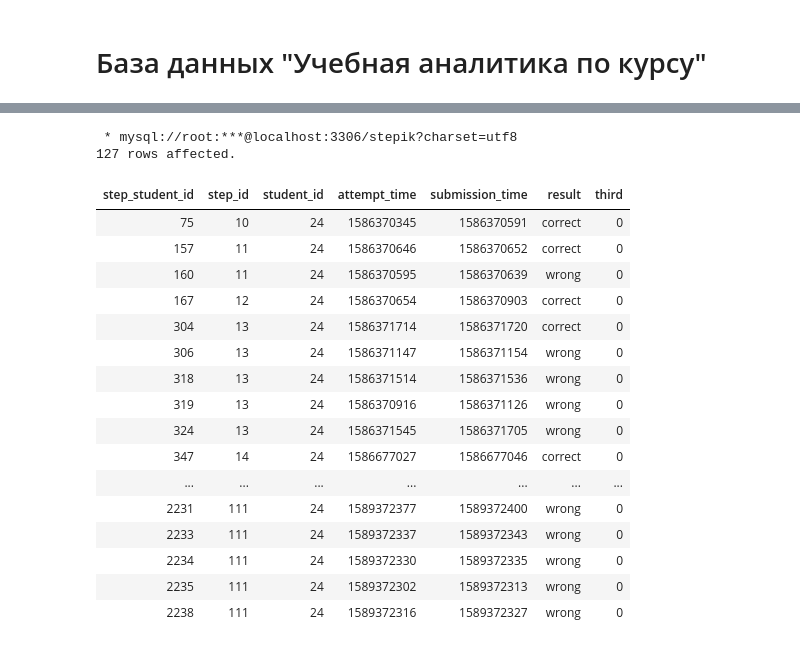
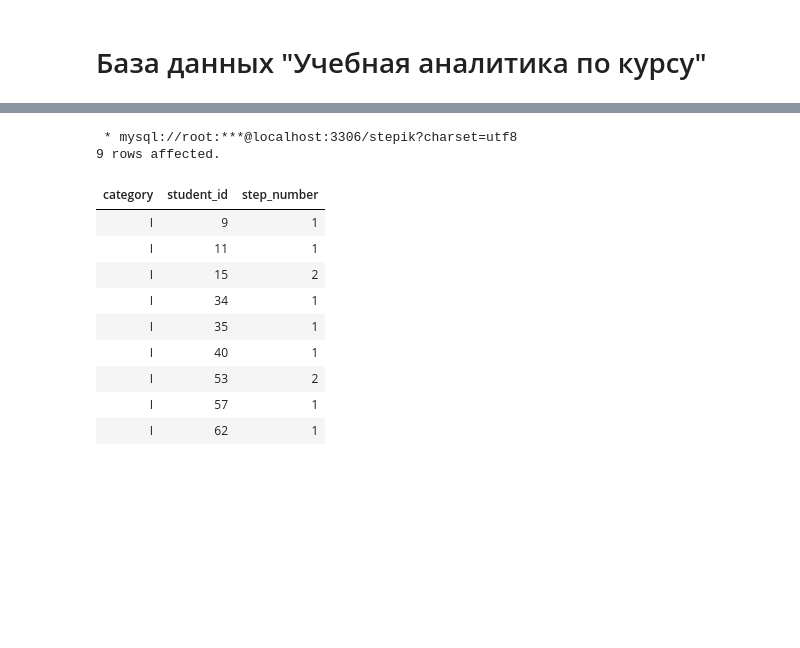
Before and after one commit to KhraksMamtsov/stepik-sql-exercises, a Jupyter notebook: 3.5.ipynb, the cells around one changed output, grey strips where cells are left out. Saved outputs shown, nothing was run; the diff lists cells and outputs as text; code cells hidden in the pictures; blank space fills up the shorter version.

```diff
--- a/3.5.ipynb
+++ b/3.5.ipynb
@@ -644,31 +678,44 @@ ORDER BY
-# %%
-%%sql
-SELECT
-    *,
-    BIT_AND(result = 'wrong') OVER(PARTITION BY student_id, step_id) AS third
-FROM
-    step_student
-WHERE
-    student_id = 24
-ORDER BY
-    step_id
-# %% [output]
- * mysql://root:***@localhost:3306/stepik?charset=utf8
-127 rows affected.
-| step_student_id | step_id | student_id | attempt_time | submission_time | result | third |
-| 75 | 10 | 24 | 1586370345 | 1586370591 | correct | 0 |
-| 157 | 11 | 24 | 1586370646 | 1586370652 | correct | 0 |
-| 160 | 11 | 24 | 1586370595 | 1586370639 | wrong | 0 |
-| 167 | 12 | 24 | 1586370654 | 1586370903 | correct | 0 |
-| 304 | 13 | 24 | 1586371714 | 1586371720 | correct | 0 |
-| 306 | 13 | 24 | 1586371147 | 1586371154 | wrong | 0 |
-| 318 | 13 | 24 | 1586371514 | 1586371536 | wrong | 0 |
-| 319 | 13 | 24 | 1586370916 | 1586371126 | wrong | 0 |
-| 324 | 13 | 24 | 1586371545 | 1586371705 | wrong | 0 |
-| 347 | 14 | 24 | 1586677027 | 1586677046 | correct | 0 |
-| ... | ... | ... | ... | ... | ... | ... |
-| 2231 | 111 | 24 | 1589372377 | 1589372400 | wrong | 0 |
-| 2233 | 111 | 24 | 1589372337 | 1589372343 | wrong | 0 |
-| 2234 | 111 | 24 | 1589372330 | 1589372335 | wrong | 0 |
-| 2235 | 111 | 24 | 1589372302 | 1589372313 | wrong | 0 |
-| 2238 | 111 | 24 | 1589372316 | 1589372327 | wrong | 0 |
+# %%
+%%sql
+WITH student_from_category_1 AS (
+    SELECT
+        *,
+        IF(
+            LAG(result, 1, '-') OVER(
+                PARTITION BY step_id,
+                student_id
+                ORDER BY
+                    submission_time
+            ) = 'correct'
+            AND result = 'wrong',
+            1,
+            0
+        ) AS is_required_step
+    FROM
+        step_student
+),
+student_number_from_category_1 AS (
+    SELECT
+        'I' AS category,
+        student_id,
+        SUM(is_required_step) as step_number
+    FROM
+        student_from_category_3
+    GROUP BY
+        student_id
+    HAVING
+        step_number != 0
+)
+# %% [output]
+ * mysql://root:***@localhost:3306/stepik?charset=utf8
+9 rows affected.
+| category | student_id | step_number |
+| I | 9 | 1 |
+| I | 11 | 1 |
+| I | 15 | 2 |
+| I | 34 | 1 |
+| I | 35 | 1 |
+| I | 40 | 1 |
+| I | 53 | 2 |
+| I | 57 | 1 |
+| I | 62 | 1 |
```
Also changed, not shown: parts of 1 cell of this notebook.
